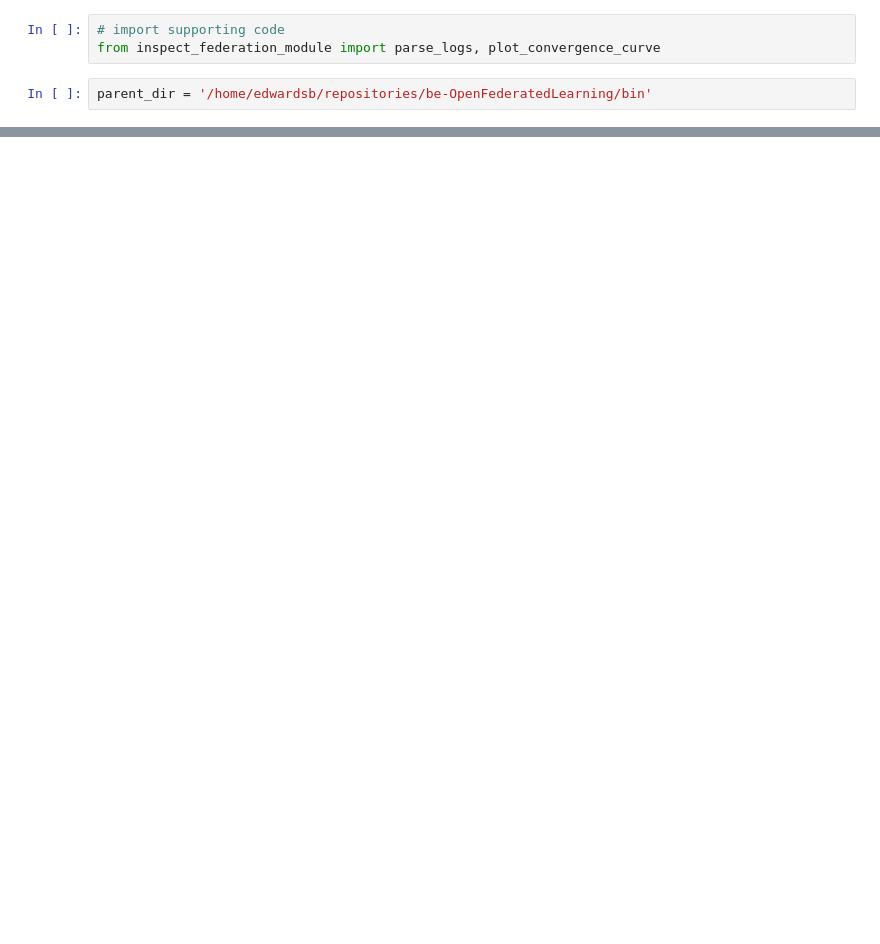
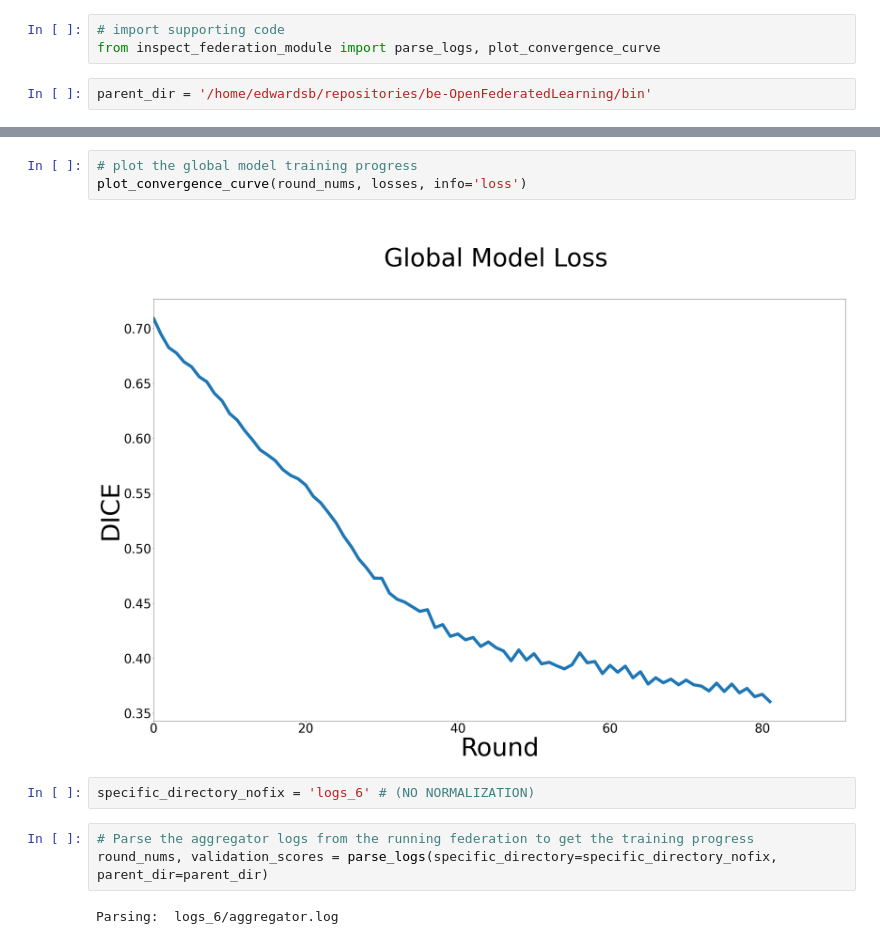
Before and after one commit to FeTS-AI/Algorithms, a Jupyter notebook: fets/bin/plot_fed_training_curves/InspectFederation.ipynb, the cells around one changed output, grey strips where cells are left out. Saved outputs shown, nothing was run; the diff lists cells and outputs as text; blank space fills up the shorter version.

```diff
--- a/fets/bin/plot_fed_training_curves/InspectFederation.ipynb
+++ b/fets/bin/plot_fed_training_curves/InspectFederation.ipynb
@@ -154,0 +24,12 @@ if not fail:
+# %%
+# plot the global model training progress
+plot_convergence_curve(round_nums, losses, info='loss')
+# %% [output]
+[figure, added]
+# %%
+specific_directory_nofix = 'logs_6' # (NO NORMALIZATION)
+# %%
+# Parse the aggregator logs from the running federation to get the training progress
+round_nums, validation_scores = parse_logs(specific_directory=specific_directory_nofix, parent_dir=parent_dir)
+# %% [output]
+Parsing:  logs_6/aggregator.log
```
Also changed, not shown: parts of 55 cells of this notebook, 5 other files.
